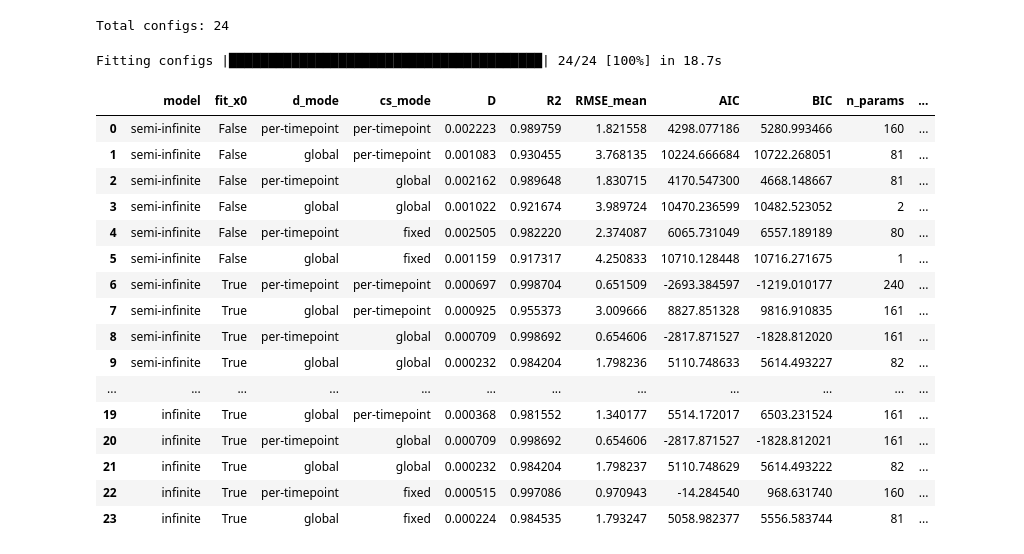
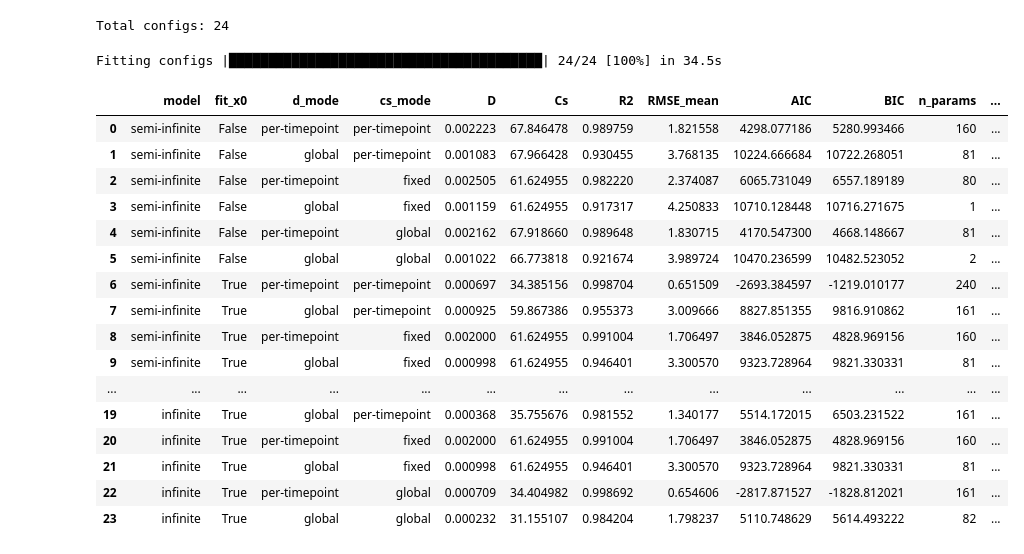
Before and after one commit to isaackh28/diff_tests, a Jupyter notebook: notebook.ipynb, the cells around one changed output. Saved outputs shown, nothing was run; the diff lists cells and outputs as text; code cells hidden in the pictures.

```diff
--- a/notebook.ipynb
+++ b/notebook.ipynb
@@ -74,12 +74,19 @@ for model in fitting.MODEL_REGISTRY:
     for fit_x0 in [False, True]:
         for cs_mode in fitting.VALID_CS_MODES:
             for d_mode in fitting.VALID_D_MODES:
+                if cs_mode == "fixed" and model == "semi-infinite":
+                    cs_fixed = cs_experimental
+                elif cs_mode == "fixed" and model == "infinite":
+                    cs_fixed = 2 * cs_experimental
+                else:
+                    cs_fixed = None
+
                 cfg = fitting.FitConfig(
                     model = model,
                     fit_x0 = fit_x0,
                     d_mode = d_mode,
                     cs_mode = cs_mode,
-                    cs_fixed = cs_experimental if cs_mode == "fixed" else None
+                    cs_fixed = cs_fixed
                 )
                 configs.append(cfg)
 
@@ -95,48 +102,51 @@ with alive_bar(len(configs), title = "Fitting configs", force_tty = True) as bar
         results.append(result)
         bar()
 # %% [output]
-Fitting configs |████████████████████████████████████████| 24/24 [100%] in 18.7s
+Fitting configs |████████████████████████████████████████| 24/24 [100%] in 34.5s
 # %%
 rows = []
 
 for r in results:
     cfg = r.config
     d_summary = r.d_global if cfg.d_mode == "global" else np.nanmean(r.d_per_t)
+    cs_summary = r.cs_global or r.cs_fixed if cfg.cs_mode in ["global", "fixed"] else np.nanmean(r.cs_per_t)
     rows.append({
         "model": cfg.model,
         "fit_x0": cfg.fit_x0,
         "d_mode": cfg.d_mode,
         "cs_mode": cfg.cs_mode,
         "D": d_summary,
+        "Cs": cs_summary if cfg.model == "semi-infinite" else cs_summary / 2,
         "R2": r.r2_global,
         "RMSE_mean": np.nanmean(r.rmse_per_t) if r.rmse_per_t is not None else np.nan,
         "AIC": r.aic,
         "BIC": r.bic,
         "n_params": r.n_params_total
     })
 
 summary_df = pd.DataFrame(rows)
 summary_df["delta_aic"] = summary_df["AIC"] - summary_df["AIC"].min()
+summary_df["delta_bic"] = summary_df["BIC"] - summary_df["BIC"].min()
 summary_df.sort_values("delta_aic")
 summary_df
 # %% [output]
-|  | model | fit_x0 | d_mode | cs_mode | D | R2 | RMSE_mean | AIC | BIC | n_params | ... |
-| 0 | semi-infinite | False | per-timepoint | per-timepoint | 0.002223 | 0.989759 | 1.821558 | 4298.077186 | 5280.993466 | 160 | ... |
-| 1 | semi-infinite | False | global | per-timepoint | 0.001083 | 0.930455 | 3.768135 | 10224.666684 | 10722.268051 | 81 | ... |
-| 2 | semi-infinite | False | per-timepoint | global | 0.002162 | 0.989648 | 1.830715 | 4170.547300 | 4668.148667 | 81 | ... |
-| 3 | semi-infinite | False | global | global | 0.001022 | 0.921674 | 3.989724 | 10470.236599 | 10482.523052 | 2 | ... |
-| 4 | semi-infinite | False | per-timepoint | fixed | 0.002505 | 0.982220 | 2.374087 | 6065.731049 | 6557.189189 | 80 | ... |
-| 5 | semi-infinite | False | global | fixed | 0.001159 | 0.917317 | 4.250833 | 10710.128448 | 10716.271675 | 1 | ... |
-| 6 | semi-infinite | True | per-timepoint | per-timepoint | 0.000697 | 0.998704 | 0.651509 | -2693.384597 | -1219.010177 | 240 | ... |
-| 7 | semi-infinite | True | global | per-timepoint | 0.000925 | 0.955373 | 3.009666 | 8827.851328 | 9816.910835 | 161 | ... |
-| 8 | semi-infinite | True | per-timepoint | global | 0.000709 | 0.998692 | 0.654606 | -2817.871527 | -1828.812020 | 161 | ... |
-| 9 | semi-infinite | True | global | global | 0.000232 | 0.984204 | 1.798236 | 5110.748633 | 5614.493227 | 82 | ... |
-| ... | ... | ... | ... | ... | ... | ... | ... | ... | ... | ... | ... |
-| 19 | infinite | True | global | per-timepoint | 0.000368 | 0.981552 | 1.340177 | 5514.172017 | 6503.231524 | 161 | ... |
-| 20 | infinite | True | per-timepoint | global | 0.000709 | 0.998692 | 0.654606 | -2817.871527 | -1828.812021 | 161 | ... |
-| 21 | infinite | True | global | global | 0.000232 | 0.984204 | 1.798237 | 5110.748629 | 5614.493222 | 82 | ... |
-| 22 | infinite | True | per-timepoint | fixed | 0.000515 | 0.997086 | 0.970943 | -14.284540 | 968.631740 | 160 | ... |
-| 23 | infinite | True | global | fixed | 0.000224 | 0.984535 | 1.793247 | 5058.982377 | 5556.583744 | 81 | ... |
+|  | model | fit_x0 | d_mode | cs_mode | D | Cs | R2 | RMSE_mean | AIC | BIC | n_params | ... |
+| 0 | semi-infinite | False | per-timepoint | per-timepoint | 0.002223 | 67.846478 | 0.989759 | 1.821558 | 4298.077186 | 5280.993466 | 160 | ... |
+| 1 | semi-infinite | False | global | per-timepoint | 0.001083 | 67.966428 | 0.930455 | 3.768135 | 10224.666684 | 10722.268051 | 81 | ... |
+| 2 | semi-infinite | False | per-timepoint | fixed | 0.002505 | 61.624955 | 0.982220 | 2.374087 | 6065.731049 | 6557.189189 | 80 | ... |
+| 3 | semi-infinite | False | global | fixed | 0.001159 | 61.624955 | 0.917317 | 4.250833 | 10710.128448 | 10716.271675 | 1 | ... |
+| 4 | semi-infinite | False | per-timepoint | global | 0.002162 | 67.918660 | 0.989648 | 1.830715 | 4170.547300 | 4668.148667 | 81 | ... |
+| 5 | semi-infinite | False | global | global | 0.001022 | 66.773818 | 0.921674 | 3.989724 | 10470.236599 | 10482.523052 | 2 | ... |
+| 6 | semi-infinite | True | per-timepoint | per-timepoint | 0.000697 | 34.385156 | 0.998704 | 0.651509 | -2693.384597 | -1219.010177 | 240 | ... |
+| 7 | semi-infinite | True | global | per-timepoint | 0.000925 | 59.867386 | 0.955373 | 3.009666 | 8827.851355 | 9816.910862 | 161 | ... |
+| 8 | semi-infinite | True | per-timepoint | fixed | 0.002000 | 61.624955 | 0.991004 | 1.706497 | 3846.052875 | 4828.969156 | 160 | ... |
+| 9 | semi-infinite | True | global | fixed | 0.000998 | 61.624955 | 0.946401 | 3.300570 | 9323.728964 | 9821.330331 | 81 | ... |
+| ... | ... | ... | ... | ... | ... | ... | ... | ... | ... | ... | ... | ... |
+| 19 | infinite | True | global | per-timepoint | 0.000368 | 35.755676 | 0.981552 | 1.340177 | 5514.172015 | 6503.231522 | 161 | ... |
+| 20 | infinite | True | per-timepoint | fixed | 0.002000 | 61.624955 | 0.991004 | 1.706497 | 3846.052875 | 4828.969156 | 160 | ... |
+| 21 | infinite | True | global | fixed | 0.000998 | 61.624955 | 0.946401 | 3.300570 | 9323.728964 | 9821.330331 | 81 | ... |
+| 22 | infinite | True | per-timepoint | global | 0.000709 | 34.404982 | 0.998692 | 0.654606 | -2817.871527 | -1828.812021 | 161 | ... |
+| 23 | infinite | True | global | global | 0.000232 | 31.155107 | 0.984204 | 1.798237 | 5110.748629 | 5614.493222 | 82 | ... |
 # %%
 target_configs = [cfg for cfg in configs if (cfg.d_mode == "per-timepoint" and cfg.cs_mode in ["global", "fixed"] and cfg.fit_x0 == True)]
 
```
Also changed, not shown: parts of 2 cells of this notebook.
